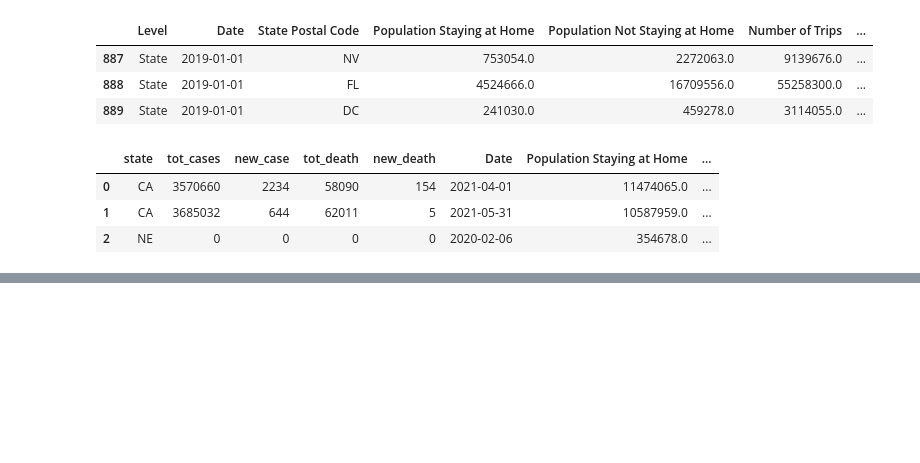
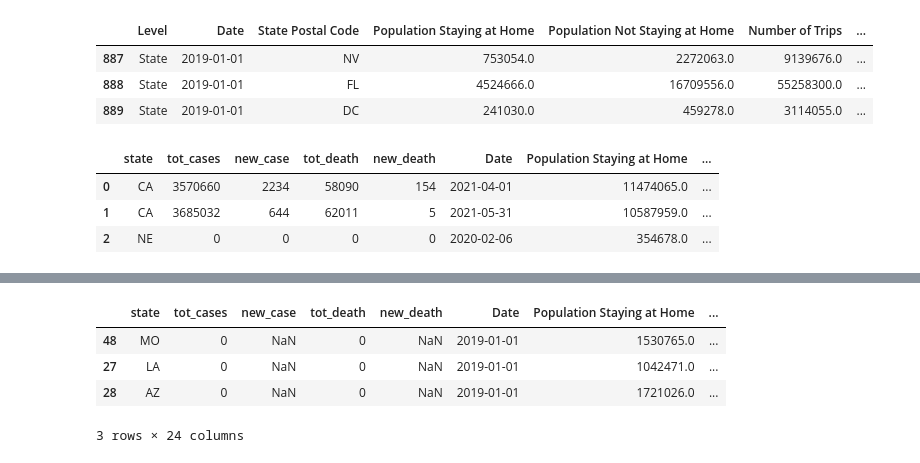
Before and after one commit to colinscampbell/project-1, a Jupyter notebook: data_exploration_cleanup.ipynb, the cells around one changed output, grey strips where cells are left out. Cells and saved outputs as stored; diff of their text form; code cells hidden in the pictures; blank space fills up the shorter version.

```diff
--- a/data_exploration_cleanup.ipynb
+++ b/data_exploration_cleanup.ipynb
@@ -68,0 +60,23 @@ bts_trip_national_data.head(3)
+# %%
+#COMBINE BOTH DATASETS
+before_covid_df = pd.read_csv("output_data/before_covid.csv", encoding="UTF-8")
+before_covid_df['tot_cases']=0
+before_covid_df['tot_death']=0
+
+after_covid_df = pd.read_csv("output_data/after_covid.csv", encoding="UTF-8")
+
+consolidated_covid_df=after_covid_df.append(before_covid_df)
+consolidated_covid_df['total_population']=consolidated_covid_df['Population Staying at Home'] + consolidated_covid_df['Population Not Staying at Home']
+consolidated_covid_df['tot_cases%']=consolidated_covid_df['tot_cases']/consolidated_covid_df['total_population'] * 100
+consolidated_covid_df['tot_death%']=consolidated_covid_df['tot_death']/consolidated_covid_df['total_population'] * 100
+consolidated_covid_df['Population Staying at Home%']=consolidated_covid_df['Population Staying at Home']/consolidated_covid_df['total_population'] * 100
+consolidated_covid_df['Population Not Staying at Home%']=consolidated_covid_df['Population Not Staying at Home']/consolidated_covid_df['total_population'] * 100
+consolidated_covid_df.sort_values(by=['Date'], inplace=True, ascending=True)
+consolidated_covid_df.to_csv('output_data/consolidated_new.csv', index=False)
+consolidated_covid_df.head(3)
+# %% [output]
+|  | state | tot_cases | new_case | tot_death | new_death | Date | Population Staying at Home | ... |
+| 48 | MO | 0 | NaN | 0 | NaN | 2019-01-01 | 1530765.0 | ... |
+| 27 | LA | 0 | NaN | 0 | NaN | 2019-01-01 | 1042471.0 | ... |
+| 28 | AZ | 0 | NaN | 0 | NaN | 2019-01-01 | 1721026.0 | ... |
+3 rows × 24 columns
```
Also changed, not shown: parts of 1 cell of this notebook, 1 other file.
